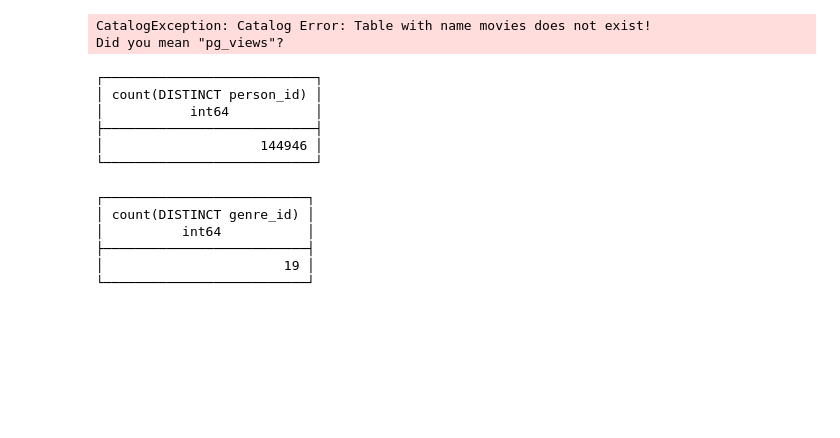
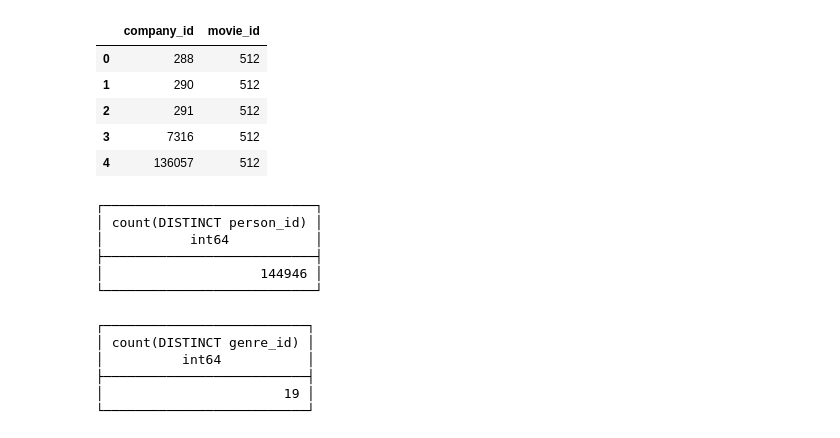
Before and after one commit to ilias1111/box-office-prediction, a Jupyter notebook: Code/1_data_retrieval/retrieval_eda.ipynb, the cells around one changed output. Drawn from its saved outputs; the diff is of its cells as text; code cells hidden in the pictures; blank space fills up the shorter version.

```diff
--- a/Code/1_data_retrieval/retrieval_eda.ipynb
+++ b/Code/1_data_retrieval/retrieval_eda.ipynb
@@ -17,11 +17,17 @@ collection = pd.read_csv('/Users/iliasx/Documents/GitHub/box-office-prediction/d
 movies_with_sequel = pd.read_csv('/Users/iliasx/Documents/GitHub/box-office-prediction/data/retrieved_data/movies_with_sequel.csv')
 
 movie_release_dates = pd.read_csv('/Users/iliasx/Documents/GitHub/box-office-prediction/data/processed_data/movie_release_dates.csv')
+# %%
+duckdb.sql('SELECT * FROM production_mapping LIMIT 5').to_df()
+# %% [output]
+|  | company_id | movie_id |
+| 0 | 288 | 512 |
+| 1 | 290 | 512 |
+| 2 | 291 | 512 |
+| 3 | 7316 | 512 |
+| 4 | 136057 | 512 |
 # %%
-df = duckdb.sql('SELECT movie_id,original_language, runtime, revenue_world FROM movies LIMIT 5').to_df()
+df = duckdb.sql('SELECT movie_id,original_language, runtime, revenue_world FROM movie LIMIT 5').to_df()
-# %% [output]
-CatalogException: Catalog Error: Table with name movies does not exist!
-Did you mean "pg_views"?
 # %%
 duckdb.sql('SELECT COUNT(DISTINCT person_id) FROM cast_mapping')
 # %% [output]
```
Also changed, not shown: parts of 1 cell of this notebook, 13 other files.
